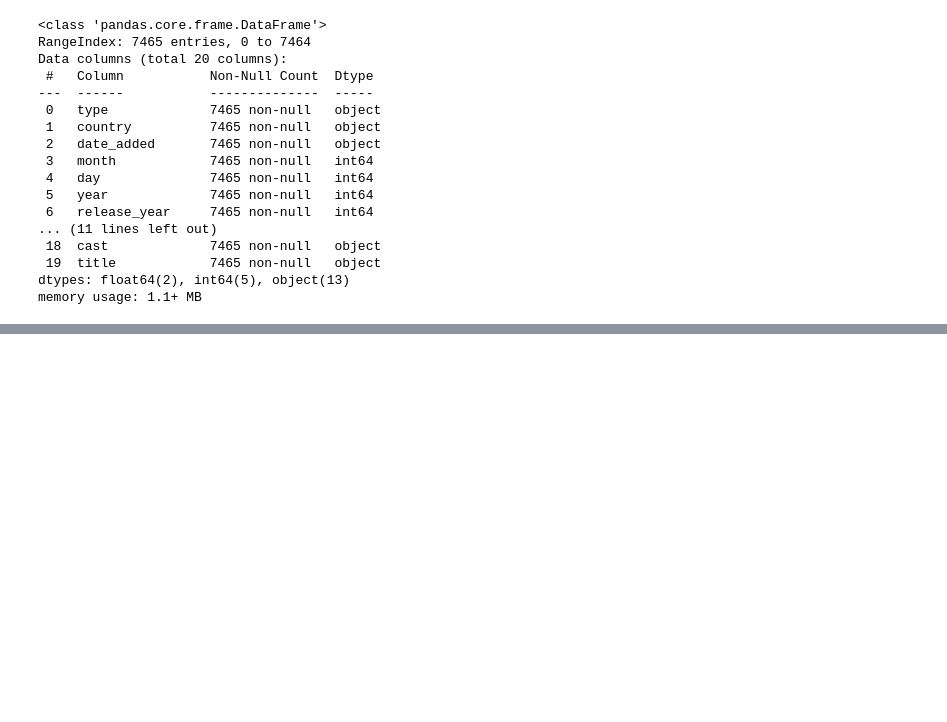
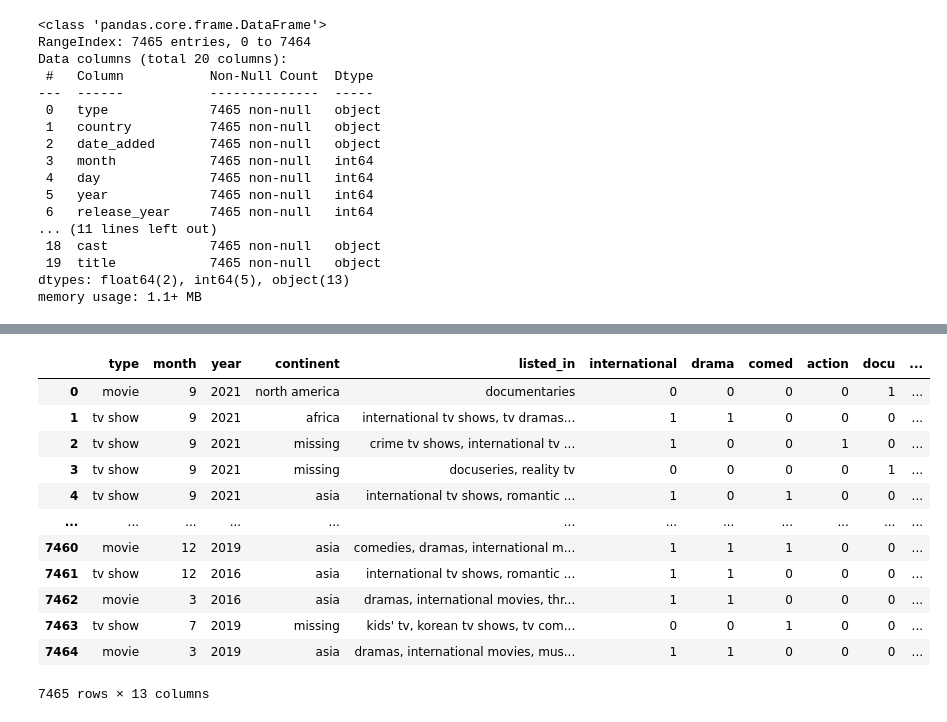
Before and after one commit to RickyMiura/Netflix-Hulu-EDA, a Jupyter notebook: ricky_eda.ipynb, the cells around one changed output, grey strips where cells are left out. Cells and saved outputs as stored; diff of their text form; code cells hidden in the pictures; blank space fills up the shorter version.

```diff
--- a/ricky_eda.ipynb
+++ b/ricky_eda.ipynb
@@ -233,0 +158,16 @@ Name: count, dtype: int64
+# %%
+net_genres_df
+# %% [output]
+|  | type | month | year | continent | listed_in | international | drama | comed | action | docu | ... |
+| 0 | movie | 9 | 2021 | north america | documentaries | 0 | 0 | 0 | 0 | 1 | ... |
+| 1 | tv show | 9 | 2021 | africa | international tv shows, tv dramas... | 1 | 1 | 0 | 0 | 0 | ... |
+| 2 | tv show | 9 | 2021 | missing | crime tv shows, international tv ... | 1 | 0 | 0 | 1 | 0 | ... |
+| 3 | tv show | 9 | 2021 | missing | docuseries, reality tv | 0 | 0 | 0 | 0 | 1 | ... |
+| 4 | tv show | 9 | 2021 | asia | international tv shows, romantic ... | 1 | 0 | 1 | 0 | 0 | ... |
+| ... | ... | ... | ... | ... | ... | ... | ... | ... | ... | ... | ... |
+| 7460 | movie | 12 | 2019 | asia | comedies, dramas, international m... | 1 | 1 | 1 | 0 | 0 | ... |
+| 7461 | tv show | 12 | 2016 | asia | international tv shows, romantic ... | 1 | 1 | 0 | 0 | 0 | ... |
+| 7462 | movie | 3 | 2016 | asia | dramas, international movies, thr... | 1 | 1 | 0 | 0 | 0 | ... |
+| 7463 | tv show | 7 | 2019 | missing | kids' tv, korean tv shows, tv com... | 0 | 0 | 1 | 0 | 0 | ... |
+| 7464 | movie | 3 | 2019 | asia | dramas, international movies, mus... | 1 | 1 | 0 | 0 | 0 | ... |
+7465 rows × 13 columns
```
Also changed, not shown: parts of 28 cells of this notebook.
